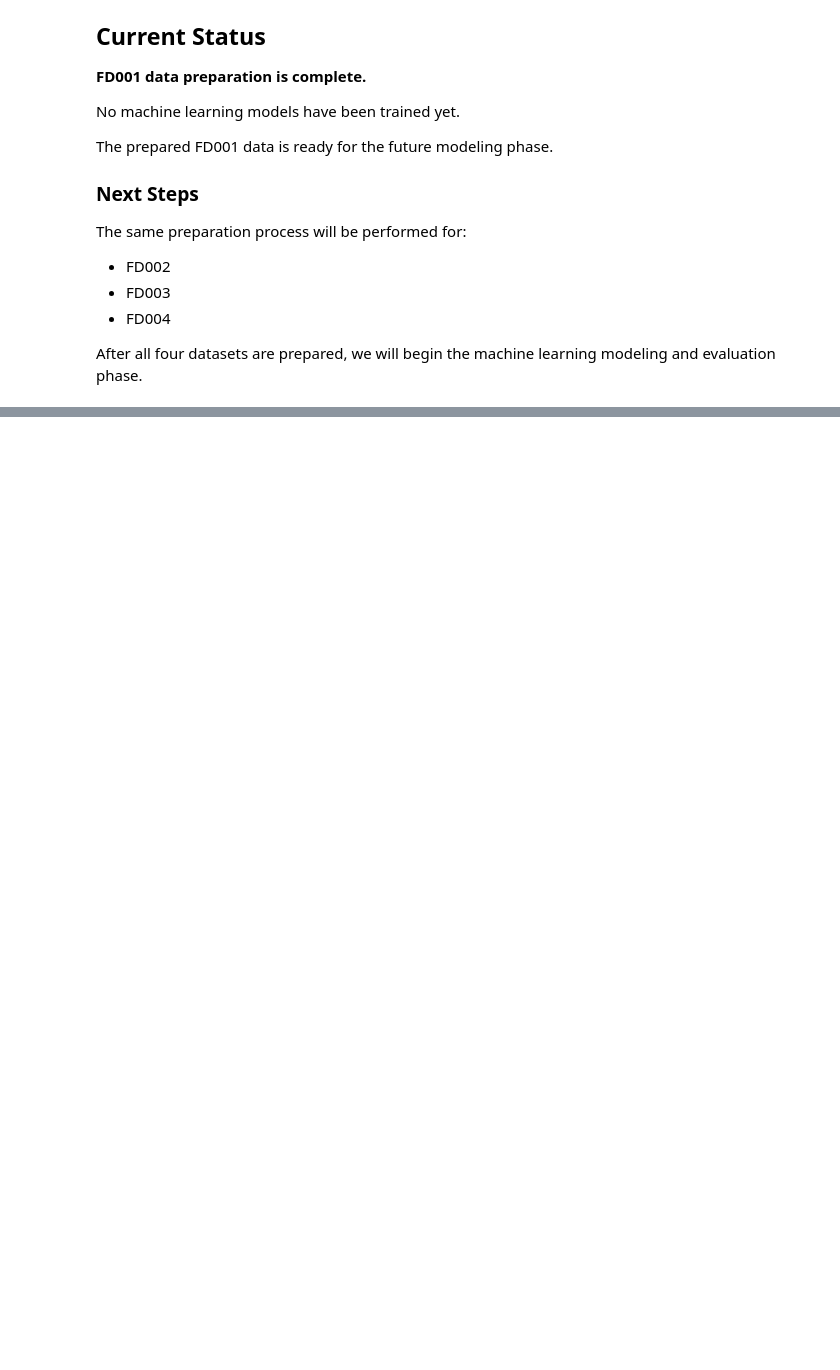
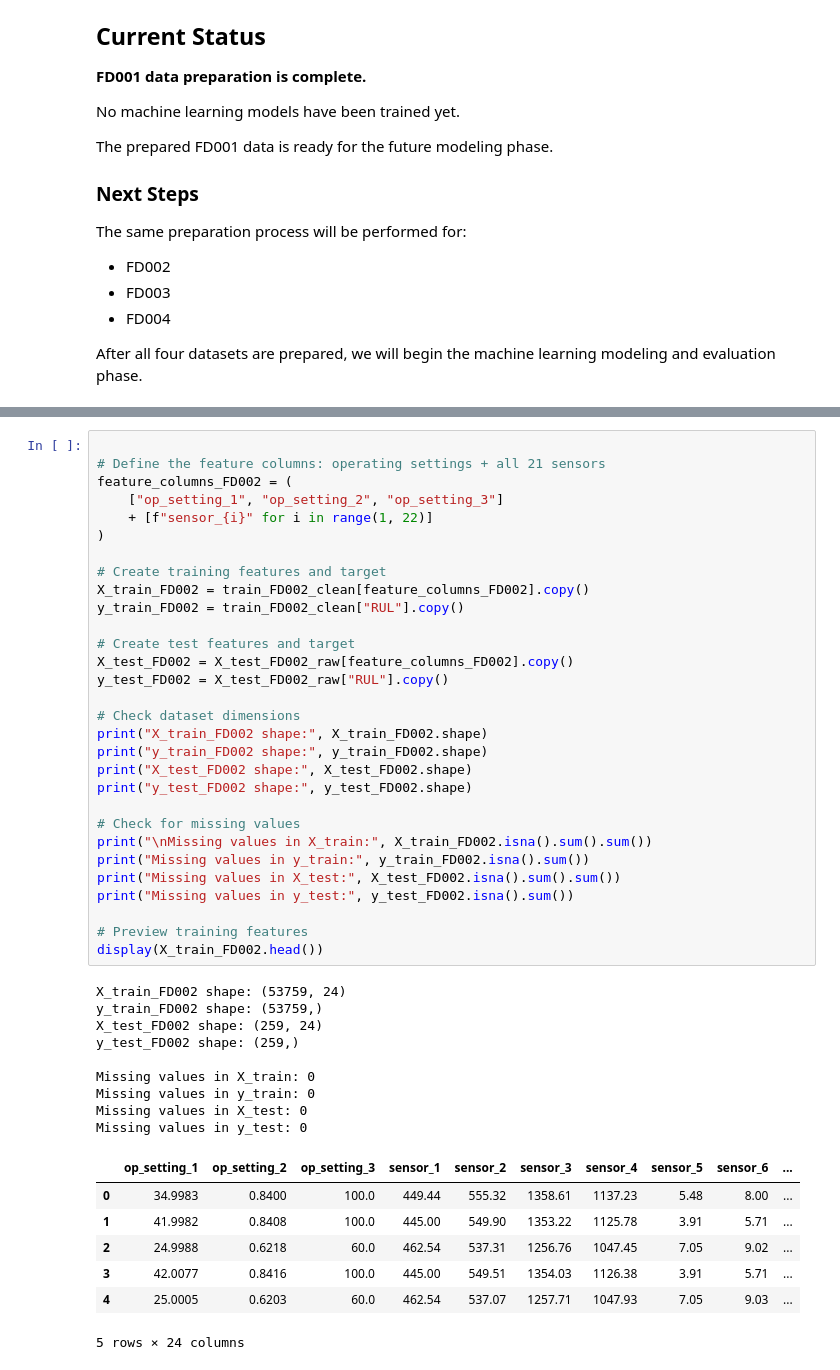
Before and after one commit to Eyasushewangizaw/C_MAPSS_RUL_Project, a Jupyter notebook: notebooks/01_CMAPSS_Data_Preparation.ipynb, the cells around one changed output, grey strips where cells are left out. Saved outputs shown, nothing was run; the diff lists cells and outputs as text; blank space fills up the shorter version.

```diff
--- a/notebooks/01_CMAPSS_Data_Preparation.ipynb
+++ b/notebooks/01_CMAPSS_Data_Preparation.ipynb
@@ -880,0 +1190,47 @@ After all four datasets are prepared, we will begin the machine learning modelin
+# %%
+
+# Define the feature columns: operating settings + all 21 sensors
+feature_columns_FD002 = (
+    ["op_setting_1", "op_setting_2", "op_setting_3"]
+    + [f"sensor_{i}" for i in range(1, 22)]
+)
+
+# Create training features and target
+X_train_FD002 = train_FD002_clean[feature_columns_FD002].copy()
+y_train_FD002 = train_FD002_clean["RUL"].copy()
+
+# Create test features and target
+X_test_FD002 = X_test_FD002_raw[feature_columns_FD002].copy()
+y_test_FD002 = X_test_FD002_raw["RUL"].copy()
+
+# Check dataset dimensions
+print("X_train_FD002 shape:", X_train_FD002.shape)
+print("y_train_FD002 shape:", y_train_FD002.shape)
+print("X_test_FD002 shape:", X_test_FD002.shape)
+print("y_test_FD002 shape:", y_test_FD002.shape)
+
+# Check for missing values
+print("\nMissing values in X_train:", X_train_FD002.isna().sum().sum())
+print("Missing values in y_train:", y_train_FD002.isna().sum())
+print("Missing values in X_test:", X_test_FD002.isna().sum().sum())
+print("Missing values in y_test:", y_test_FD002.isna().sum())
+
+# Preview training features
+display(X_train_FD002.head())
+# %% [output]
+X_train_FD002 shape: (53759, 24)
+y_train_FD002 shape: (53759,)
+X_test_FD002 shape: (259, 24)
+y_test_FD002 shape: (259,)
+
+Missing values in X_train: 0
+Missing values in y_train: 0
+Missing values in X_test: 0
+Missing values in y_test: 0
+|  | op_setting_1 | op_setting_2 | op_setting_3 | sensor_1 | sensor_2 | sensor_3 | sensor_4 | sensor_5 | sensor_6 | ... |
+| 0 | 34.9983 | 0.8400 | 100.0 | 449.44 | 555.32 | 1358.61 | 1137.23 | 5.48 | 8.00 | ... |
+| 1 | 41.9982 | 0.8408 | 100.0 | 445.00 | 549.90 | 1353.22 | 1125.78 | 3.91 | 5.71 | ... |
+| 2 | 24.9988 | 0.6218 | 60.0 | 462.54 | 537.31 | 1256.76 | 1047.45 | 7.05 | 9.02 | ... |
+| 3 | 42.0077 | 0.8416 | 100.0 | 445.00 | 549.51 | 1354.03 | 1126.38 | 3.91 | 5.71 | ... |
+| 4 | 25.0005 | 0.6203 | 60.0 | 462.54 | 537.07 | 1257.71 | 1047.93 | 7.05 | 9.03 | ... |
+5 rows × 24 columns
```
Also changed, not shown: parts of 7 cells of this notebook, 6 other files.
